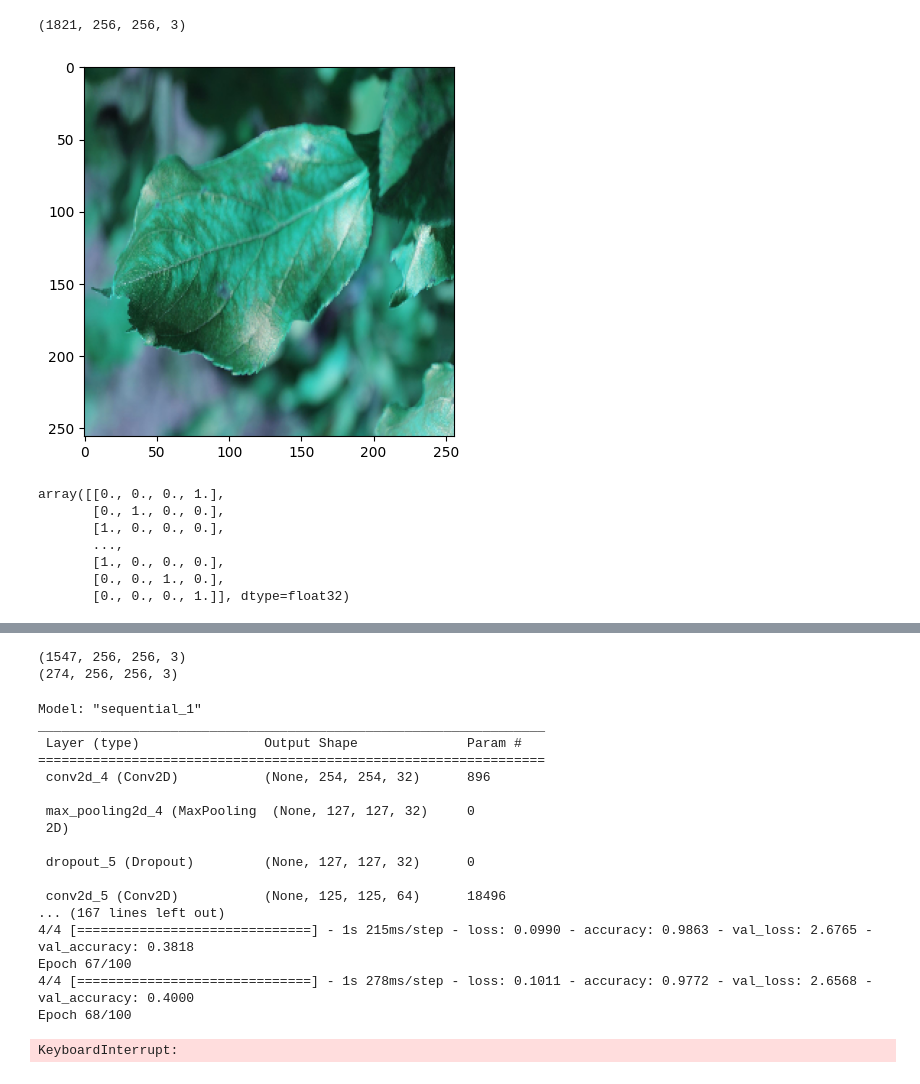
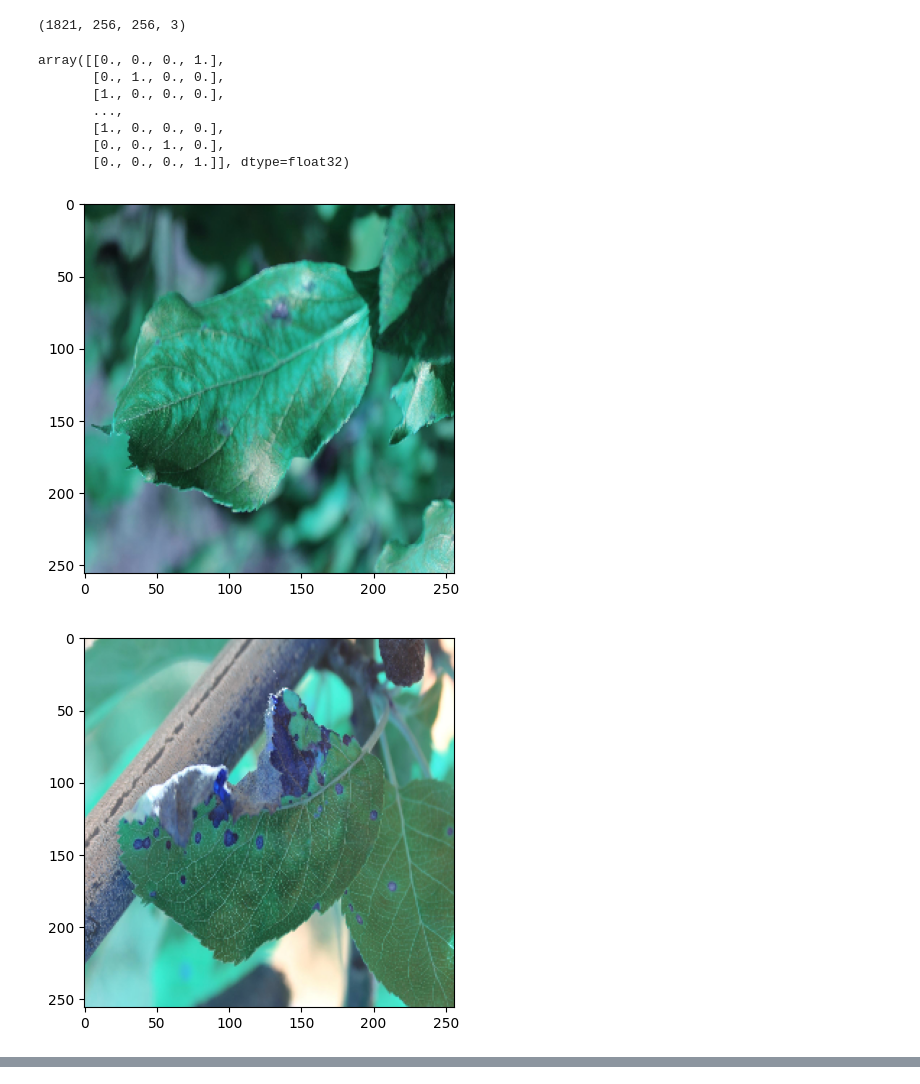
Before and after one commit to hatifmujahid/AML_Project_plant_disease, a Jupyter notebook: source.ipynb, the cells around one changed output, grey strips where cells are left out. Saved outputs shown, nothing was run; the diff lists cells and outputs as text; code cells hidden in the pictures.

```diff
--- a/source.ipynb
+++ b/source.ipynb
@@ -72,12 +72,6 @@ img = np.array(img)
 img.shape
 # %% [output]
 (1821, 256, 256, 3)
-# %%
-for i in range(0,1):
-    plt.imshow(img[i])
-    plt.show()
-# %% [output]
-[figure, removed]
 # %%
 train_labels = np.float32(df_train.loc[:,'healthy':'scab'].values)
 train_labels
@@ -89,3 +83,21 @@ array([[0., 0., 0., 1.],
        [1., 0., 0., 0.],
        [0., 0., 1., 0.],
        [0., 0., 0., 1.]], dtype=float32)
+# %%
+datagen = ImageDataGenerator(
+    rotation_range=20,
+    width_shift_range=0.2,
+    height_shift_range=0.2,
+    shear_range=0.2,
+    zoom_range=0.2,
+    horizontal_flip=True,
+    fill_mode='nearest'
+)
+datagen.fit(img)
+# %%
+for i in range(0,5):
+    plt.imshow(img[i])
+    plt.show()
+# %% [output]
+[figure, added]
+[figure, added]
@@ -92,54 +107,3 @@ array([[0., 0., 0., 1.],
 # %%
 from sklearn.model_selection import train_test_split
-train, test = train_test_split(img, test_size = 0.15)
-print(train.shape)
-print(test.shape)
+x_train, x_test, y_train, y_test = train_test_split(img, train_labels, test_size = 0.15)
-# %% [output]
-(1547, 256, 256, 3)
-(274, 256, 256, 3)
-# %%
-def trainModel():
-    imutils.preprocess_input(train)
-    model = Sequential()
-    model.add(Conv2D(32, kernel_size=(3,3), activation=keras.activations.leaky_relu, input_shape=(256,256,3)))
-    model.add(MaxPool2D(pool_size=(2,2)))
-    model.add(Dropout(0.25))
-    model.add(Conv2D(64, kernel_size=(3,3), activation=keras.activations.leaky_relu))
-    model.add(MaxPool2D(pool_size=(2,2)))
-    model.add(Dropout(0.25))
-    model.add(Conv2D(128, kernel_size=(3,3), activation=keras.activations.leaky_relu))
-    model.add(MaxPool2D(pool_size=(2,2)))
-    model.add(Dropout(0.25))
-    model.add(Conv2D(256, kernel_size=(3,3), activation=keras.activations.leaky_relu))
-    model.add(MaxPool2D(pool_size=(2,2)))
-    model.add(Dropout(0.25))
-    model.add(Flatten())
-    model.add(Dense(64, activation='relu'))
-    model.add(BatchNormalization())
-    model.add(Dropout(0.5))
-    model.add(Dense(4, activation='softmax'))
-    model.compile(loss='categorical_crossentropy', optimizer='adam', metrics=['accuracy'])
-    model.summary()
-    return model
-
-model = trainModel()
-model.fit(test,train_labels, epochs=100, validation_split=0.2, batch_size=64)
-# %% [output]
-Model: "sequential_1"
-_________________________________________________________________
- Layer (type)                Output Shape              Param #
-=================================================================
- conv2d_4 (Conv2D)           (None, 254, 254, 32)      896
-
- max_pooling2d_4 (MaxPooling  (None, 127, 127, 32)     0
- 2D)
-
- dropout_5 (Dropout)         (None, 127, 127, 32)      0
-
- conv2d_5 (Conv2D)           (None, 125, 125, 64)      18496
-... (167 lines left out)
-4/4 [==============================] - 1s 215ms/step - loss: 0.0990 - accuracy: 0.9863 - val_loss: 2.6765 - val_accuracy: 0.3818
-Epoch 67/100
-4/4 [==============================] - 1s 278ms/step - loss: 0.1011 - accuracy: 0.9772 - val_loss: 2.6568 - val_accuracy: 0.4000
-Epoch 68/100
-KeyboardInterrupt:
```
Also changed, not shown: parts of 6 cells of this notebook.
